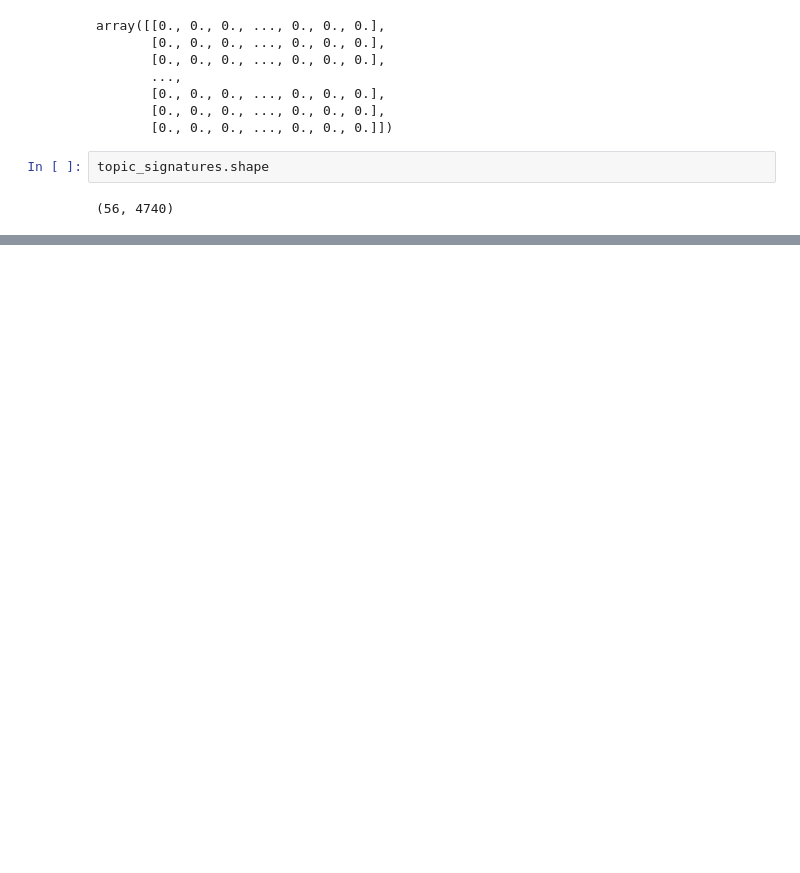
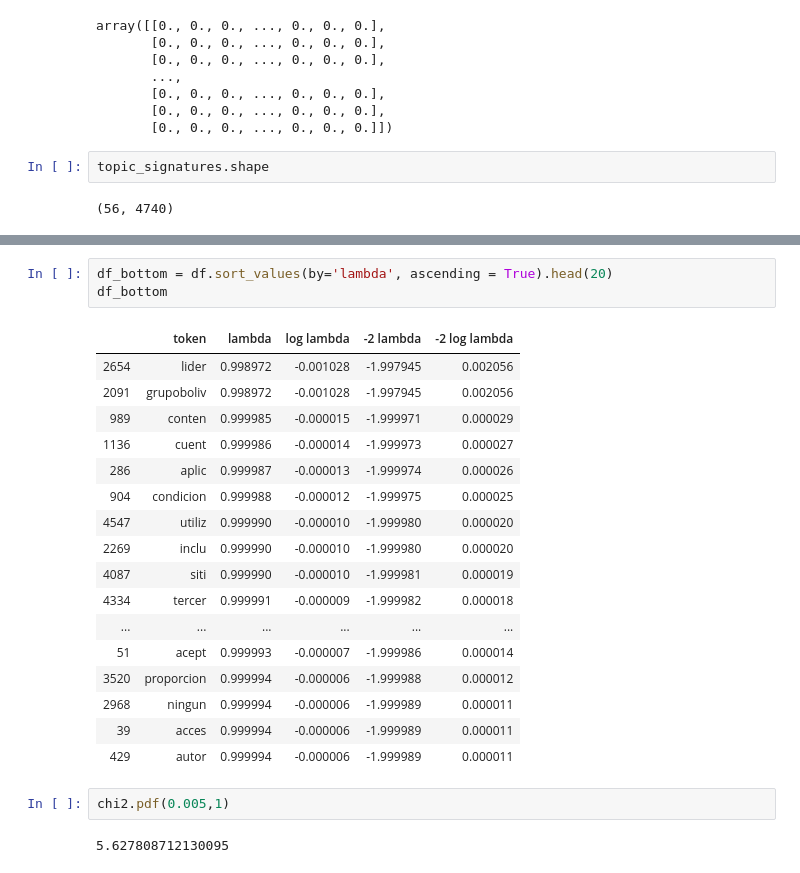
Before and after one commit to ecardona506/terms-of-service, a Jupyter notebook: Prueba de Verosimilitud Logaritmica.ipynb, the cells around one changed output, grey strips where cells are left out. Saved outputs shown, nothing was run; the diff lists cells and outputs as text; blank space fills up the shorter version.

```diff
--- a/Prueba de Verosimilitud Logaritmica.ipynb
+++ b/Prueba de Verosimilitud Logaritmica.ipynb
@@ -223,0 +382,25 @@ topic_signatures.shape
+# %%
+df_bottom = df.sort_values(by='lambda', ascending = True).head(20)
+df_bottom
+# %% [output]
+|  | token | lambda | log lambda | -2 lambda | -2 log lambda |
+| 2654 | lider | 0.998972 | -0.001028 | -1.997945 | 0.002056 |
+| 2091 | grupoboliv | 0.998972 | -0.001028 | -1.997945 | 0.002056 |
+| 989 | conten | 0.999985 | -0.000015 | -1.999971 | 0.000029 |
+| 1136 | cuent | 0.999986 | -0.000014 | -1.999973 | 0.000027 |
+| 286 | aplic | 0.999987 | -0.000013 | -1.999974 | 0.000026 |
+| 904 | condicion | 0.999988 | -0.000012 | -1.999975 | 0.000025 |
+| 4547 | utiliz | 0.999990 | -0.000010 | -1.999980 | 0.000020 |
+| 2269 | inclu | 0.999990 | -0.000010 | -1.999980 | 0.000020 |
+| 4087 | siti | 0.999990 | -0.000010 | -1.999981 | 0.000019 |
+| 4334 | tercer | 0.999991 | -0.000009 | -1.999982 | 0.000018 |
+| ... | ... | ... | ... | ... | ... |
+| 51 | acept | 0.999993 | -0.000007 | -1.999986 | 0.000014 |
+| 3520 | proporcion | 0.999994 | -0.000006 | -1.999988 | 0.000012 |
+| 2968 | ningun | 0.999994 | -0.000006 | -1.999989 | 0.000011 |
+| 39 | acces | 0.999994 | -0.000006 | -1.999989 | 0.000011 |
+| 429 | autor | 0.999994 | -0.000006 | -1.999989 | 0.000011 |
+# %%
+chi2.pdf(0.005,1)
+# %% [output]
+5.627808712130095
```
Also changed, not shown: parts of 30 cells of this notebook.
